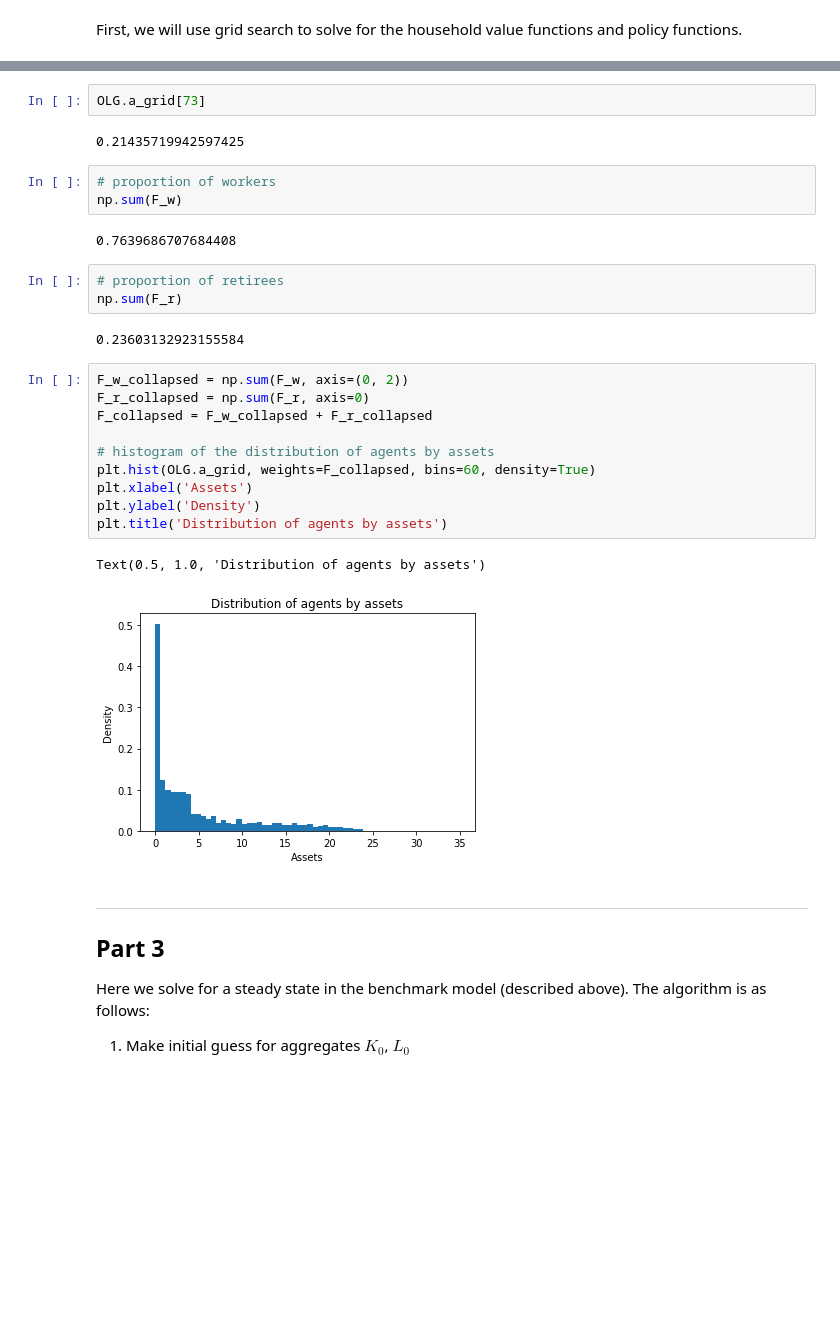
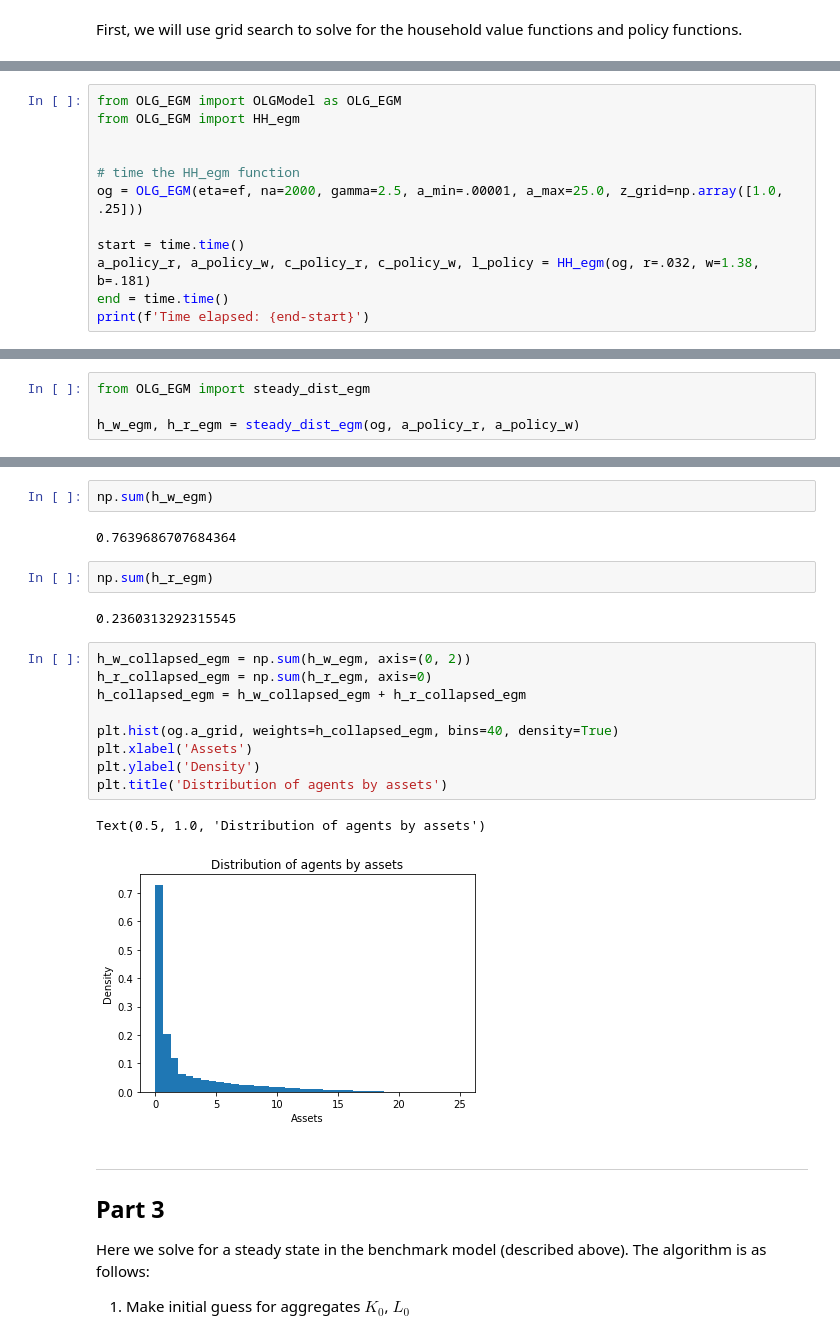
Before and after one commit to john-p-ryan/computation_2024, a Jupyter notebook: Conesa_Krueger/Conesa_Krueger_py.ipynb, the cells around one changed output, grey strips where cells are left out. Saved outputs shown, nothing was run; the diff lists cells and outputs as text; blank space fills up the shorter version.

Commit message:
Steady state dist EGM

```diff
--- a/Conesa_Krueger/Conesa_Krueger_py.ipynb
+++ b/Conesa_Krueger/Conesa_Krueger_py.ipynb
@@ -140,0 +207,12 @@ plt.legend()
+# %%
+from OLG_EGM import OLGModel as OLG_EGM
+from OLG_EGM import HH_egm
+
+
+# time the HH_egm function
+og = OLG_EGM(eta=ef, na=2000, gamma=2.5, a_min=.00001, a_max=25.0, z_grid=np.array([1.0, .25]))
+
+start = time.time()
+a_policy_r, a_policy_w, c_policy_r, c_policy_w, l_policy = HH_egm(og, r=.032, w=1.38, b=.181)
+end = time.time()
+print(f'Time elapsed: {end-start}')
@@ -153 +412,5 @@ F_r, F_w = steady_dist(OLG, g_r, g_w)
+# %%
+from OLG_EGM import steady_dist_egm
+
+h_w_egm, h_r_egm = steady_dist_egm(og, a_policy_r, a_policy_w)
 # %%
@@ -155,32 +418,25 @@ F_w[0, 0, :]
 # %% [output]
 array([0.00435517, 0.01702514])
-# %%
-OLG.a_grid[73]
-# %% [output]
-0.21435719942597425
-# %%
-# proportion of workers
-np.sum(F_w)
-# %% [output]
-0.7639686707684408
-# %%
-# proportion of retirees
-np.sum(F_r)
-# %% [output]
-0.23603132923155584
+# %%
+np.sum(h_w_egm)
+# %% [output]
+0.7639686707684364
+# %%
+np.sum(h_r_egm)
+# %% [output]
+0.2360313292315545
 # %%
-F_w_collapsed = np.sum(F_w, axis=(0, 2))
-F_r_collapsed = np.sum(F_r, axis=0)
-F_collapsed = F_w_collapsed + F_r_collapsed
+h_w_collapsed_egm = np.sum(h_w_egm, axis=(0, 2))
+h_r_collapsed_egm = np.sum(h_r_egm, axis=0)
+h_collapsed_egm = h_w_collapsed_egm + h_r_collapsed_egm
 
-# histogram of the distribution of agents by assets
-plt.hist(OLG.a_grid, weights=F_collapsed, bins=60, density=True)
+plt.hist(og.a_grid, weights=h_collapsed_egm, bins=40, density=True)
 plt.xlabel('Assets')
 plt.ylabel('Density')
 plt.title('Distribution of agents by assets')
 # %% [output]
 Text(0.5, 1.0, 'Distribution of agents by assets')
-[figure, old version]
+[figure, new version]
 # %% [markdown]
 ---
 
```
Also changed, not shown: parts of 43 cells of this notebook, 2 other files.
